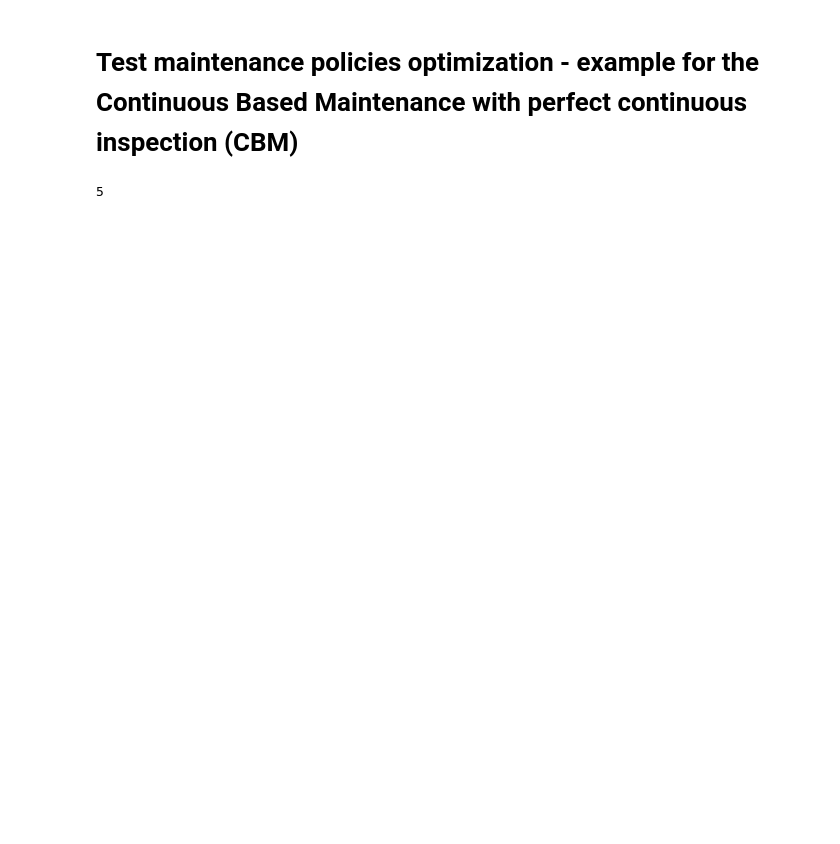
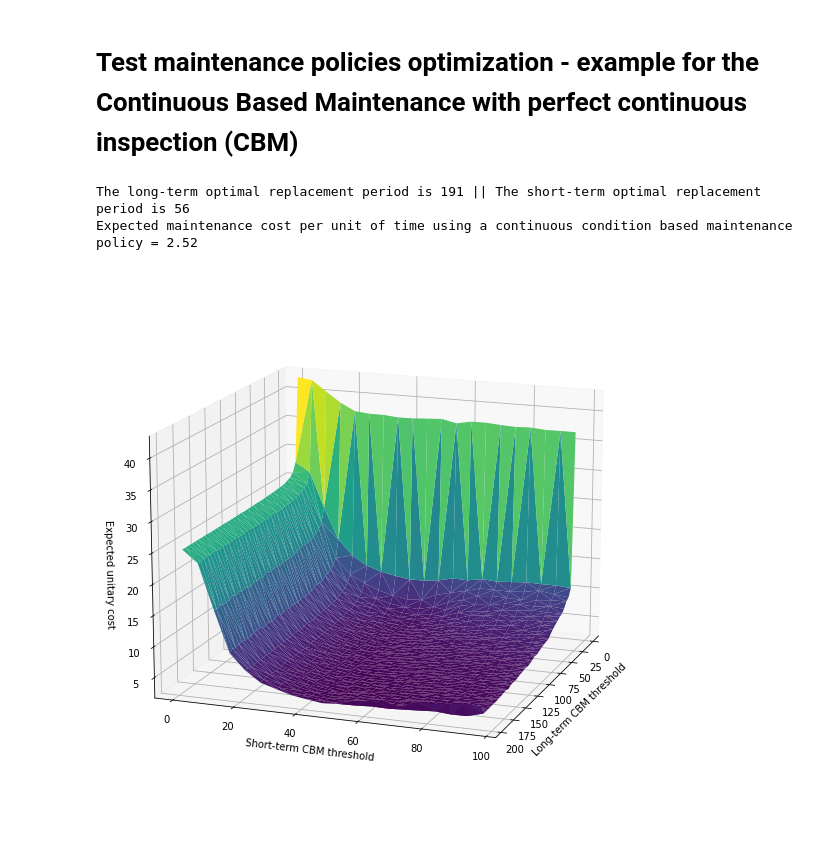
Before and after one commit to diaxz12/Assets_with_failures_dependence, a Jupyter notebook: simulator_results.ipynb, the cells around one changed output. Saved outputs shown, nothing was run; the diff lists cells and outputs as text; code cells hidden in the pictures; blank space fills up the shorter version.

```diff
--- a/simulator_results.ipynb
+++ b/simulator_results.ipynb
@@ -83,11 +88,28 @@ policy_costs_plot(st_expected_maintenance_cost_per_unit_of_time, lt_expected_mai
 # %% [markdown]
 # Test maintenance policies optimization - example for the Continuous Based Maintenance with perfect continuous inspection (CBM)
-# %%
-#Compute maintenance policy
-maintenance_policy = 'CBM'
-policy_step = 1
-condition_limit = 200
-simulating_periods = 1000
-results_index, st_expected_maintenance_cost_per_unit_of_time, lt_expected_maintenance_cost_per_unit_of_time = simulate_maintenance_policy(long_term, short_term, shock_threshold, lameda_shocks, shock_intensity_mean, shock_intensity_stdev, simulating_periods, maintenance_policy, condition_limit, policy_step)
-# %% [output]
-5
+# %%
+#Compute maintenance policy
+maintenance_policy = 'CBM'
+policy_step = 5
+condition_limit = 200
+simulating_periods = 10000
+results = simulate_maintenance_policy(long_term, short_term, shock_threshold, lameda_shocks, shock_intensity_mean, shock_intensity_stdev, simulating_periods, maintenance_policy, condition_limit, policy_step)
+
+#Convert the results to a specific format
+results['total_expected_unitary_cost'] = results['st_expected_maintenance_cost_per_unit_of_time'] + results['lt_expected_maintenance_cost_per_unit_of_time']
+condition_policy, total_expected_maintenance_cost_per_unit_of_time = list(results['policy']), list(results['total_expected_unitary_cost'])
+
+#Compute optimal decisions
+optimal_cbm = condition_policy[total_expected_maintenance_cost_per_unit_of_time.index(min(total_expected_maintenance_cost_per_unit_of_time))]
+print(f'The long-term optimal condition threshold is {optimal_cbm.split("/")[0]} || The short-term optimal condition threshold is {optimal_cbm.split("/")[1]}')
+
+#Compute maintenance costs
+cost = round(min(total_expected_maintenance_cost_per_unit_of_time), 2)
+print(f'Expected maintenance cost per unit of time using a continuous condition based maintenance policy = {cost}')
+# %% [output]
+The long-term optimal replacement period is 191 || The short-term optimal replacement period is 56
+Expected maintenance cost per unit of time using a continuous condition based maintenance policy = 2.52
+# %%
+plot_cbm_maintenance_costs(results, 20)
+# %% [output]
+[figure, added]
```
Also changed, not shown: parts of 6 cells of this notebook, 2 other files.
